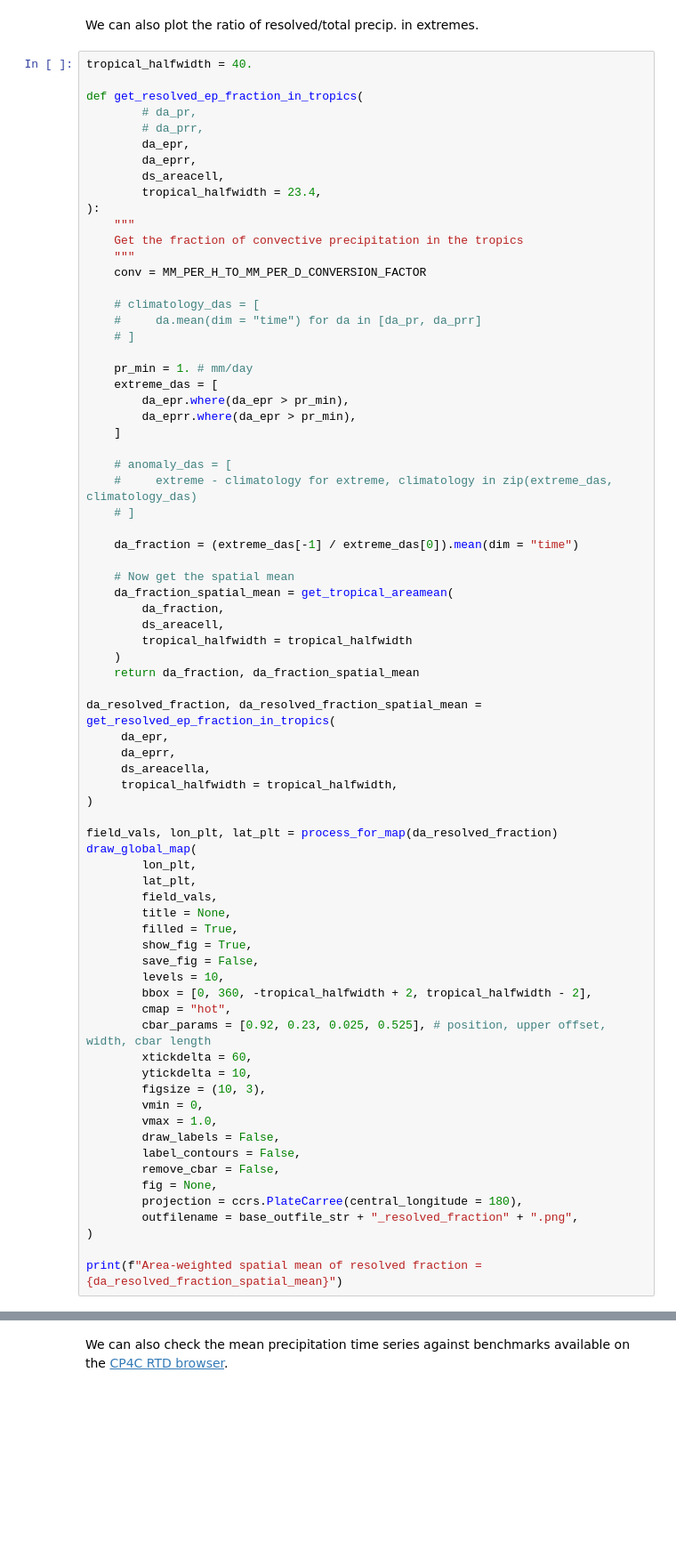
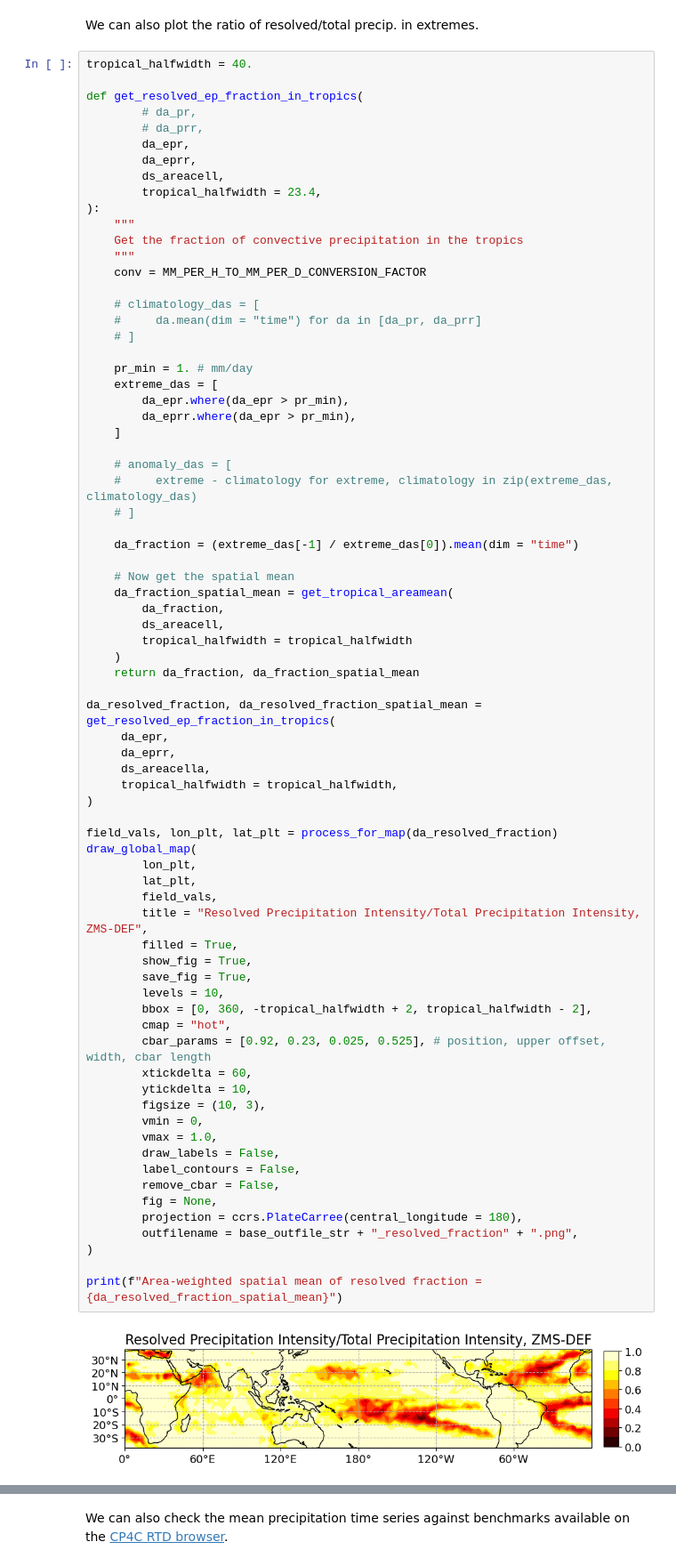
Before and after one commit to ageorgemorgan/epe-analysis, a Jupyter notebook: fig1_zmsdef.ipynb, the cells around one changed output, grey strips where cells are left out. Shown at 89% size. Drawn from its saved outputs; the diff is of its cells as text; blank space fills up the shorter version.

```diff
--- a/fig1_zmsdef.ipynb
+++ b/fig1_zmsdef.ipynb
@@ -229,32 +233,34 @@ da_resolved_fraction, da_resolved_fraction_spatial_mean = get_resolved_ep_fracti
      da_eprr,
      ds_areacella,
      tropical_halfwidth = tropical_halfwidth,
 )
 
 field_vals, lon_plt, lat_plt = process_for_map(da_resolved_fraction)
 draw_global_map(
         lon_plt,
         lat_plt,
         field_vals,
-        title = None,
+        title = "Resolved Precipitation Intensity/Total Precipitation Intensity, ZMS-DEF",
         filled = True,
         show_fig = True,
-        save_fig = False,
+        save_fig = True,
         levels = 10,
         bbox = [0, 360, -tropical_halfwidth + 2, tropical_halfwidth - 2],
         cmap = "hot",
         cbar_params = [0.92, 0.23, 0.025, 0.525], # position, upper offset, width, cbar length
         xtickdelta = 60,
         ytickdelta = 10,
         figsize = (10, 3),
         vmin = 0,
         vmax = 1.0,
         draw_labels = False,
         label_contours = False,
         remove_cbar = False,
         fig = None,
         projection = ccrs.PlateCarree(central_longitude = 180),
         outfilename = base_outfile_str + "_resolved_fraction" + ".png",
 )
 
 print(f"Area-weighted spatial mean of resolved fraction = {da_resolved_fraction_spatial_mean}")
+# %% [output]
+[figure, added]
```
Also changed, not shown: parts of 6 cells of this notebook, 2 other files.
